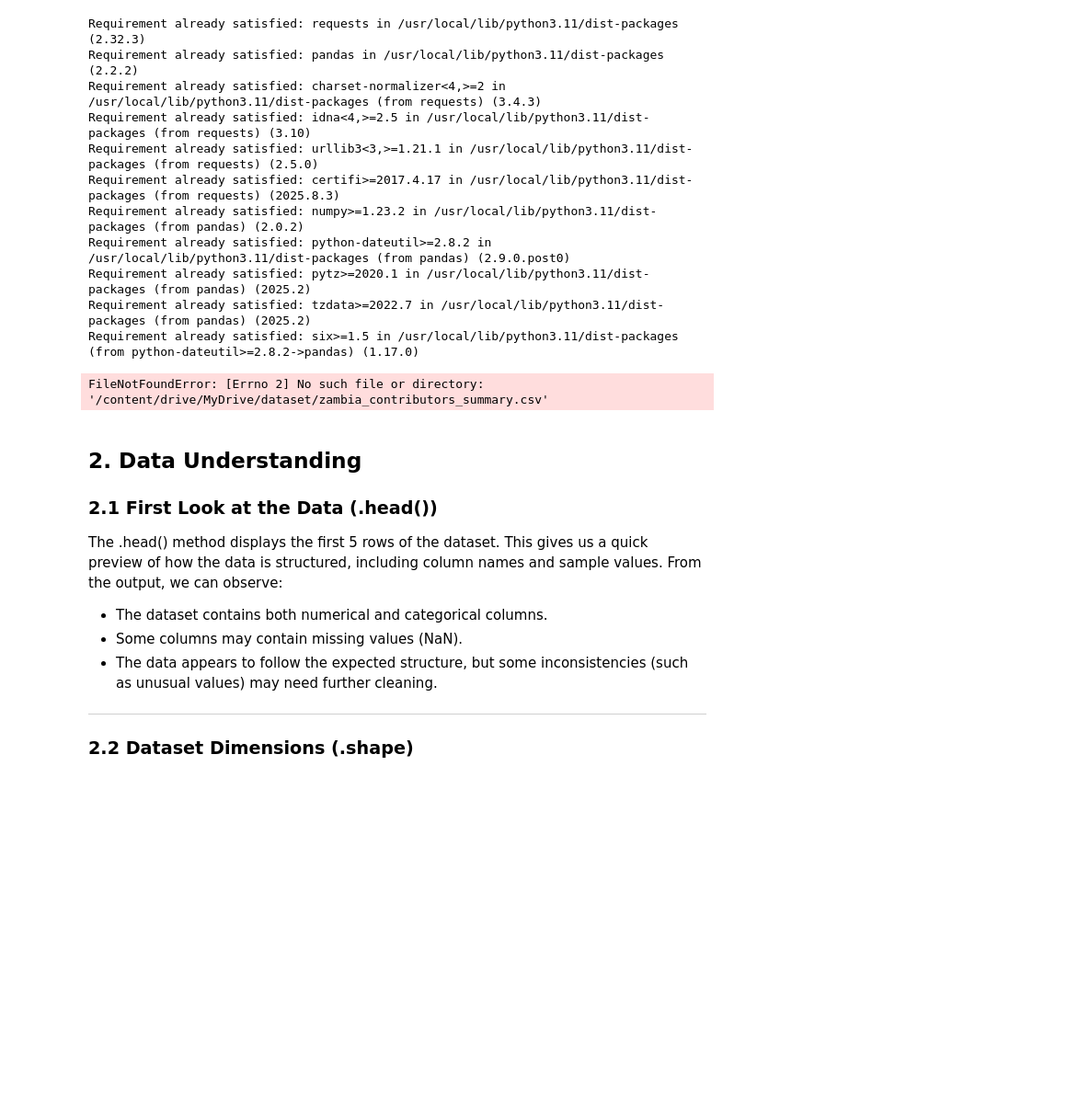
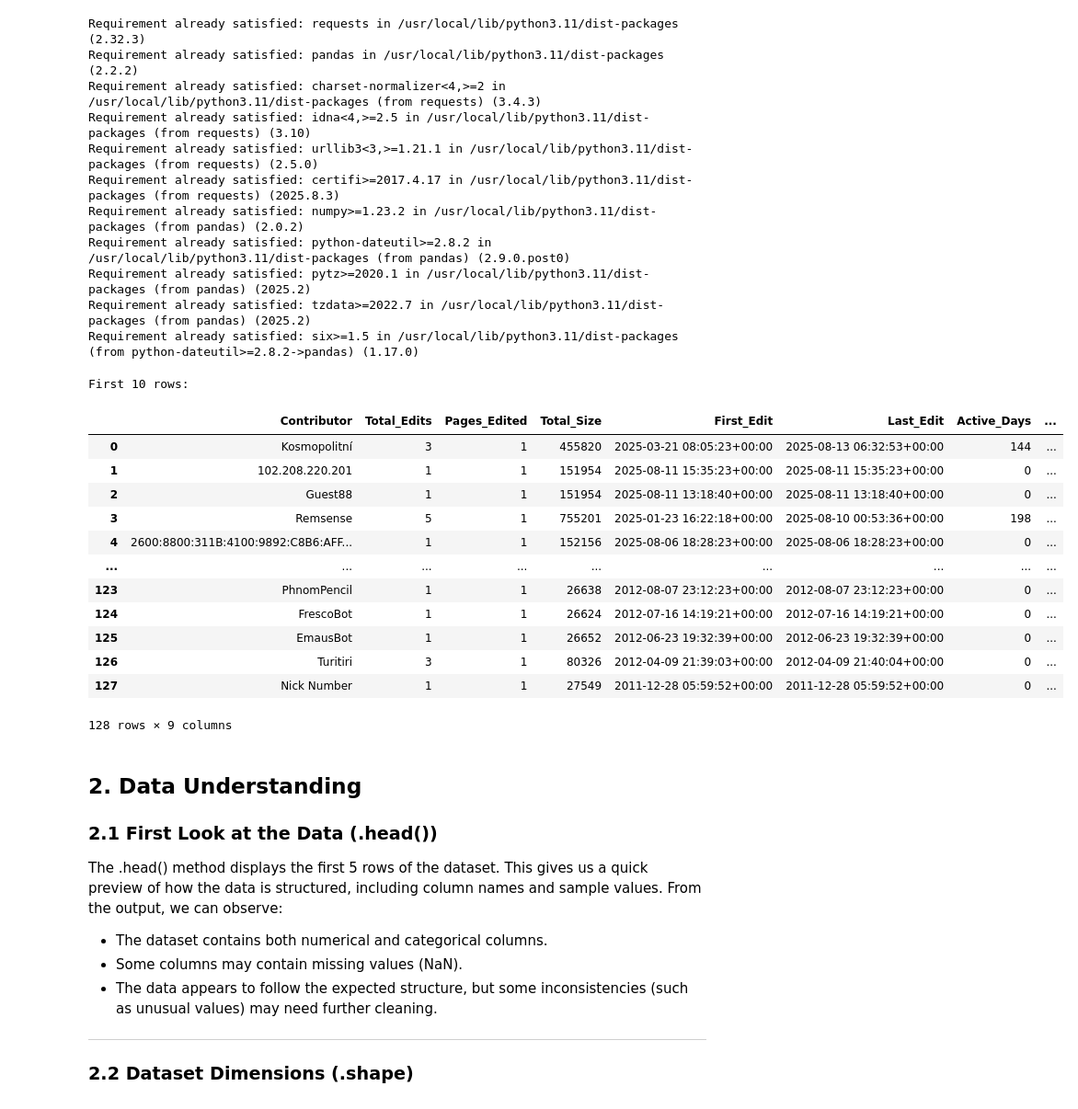
Before and after one commit to Ezra-11/knowledge-level-of-wikipedia, a Jupyter notebook: DataMining_project.ipynb, the cells around one changed output. Shown at 92% size. Cells and saved outputs as stored; diff of their text form; code cells hidden in the pictures; blank space fills up the shorter version.

Commit message:
Cleaned the Dataset

```diff
--- a/DataMining_project.ipynb
+++ b/DataMining_project.ipynb
@@ -137,12 +137,25 @@ Requirement already satisfied: tzdata>=2022.7 in /usr/local/lib/python3.11/dist-
 Requirement already satisfied: six>=1.5 in /usr/local/lib/python3.11/dist-packages (from python-dateutil>=2.8.2->pandas) (1.17.0)
 # %%
 import pandas as pd
-df = pd.read_csv("/content/drive/MyDrive/dataset/zambia_contributors_summary.csv")
+df = pd.read_csv("zambia_contributors_summary.csv")
 # 1. Display first few rows
 print("First 10 rows:")
-display(df.head(10))
+display(df.head(200))
 # %% [output]
-FileNotFoundError: [Errno 2] No such file or directory: '/content/drive/MyDrive/dataset/zambia_contributors_summary.csv'
+First 10 rows:
+|  | Contributor | Total_Edits | Pages_Edited | Total_Size | First_Edit | Last_Edit | Active_Days | ... |
+| 0 | Kosmopolitní | 3 | 1 | 455820 | 2025-03-21 08:05:23+00:00 | 2025-08-13 06:32:53+00:00 | 144 | ... |
+| 1 | 102.208.220.201 | 1 | 1 | 151954 | 2025-08-11 15:35:23+00:00 | 2025-08-11 15:35:23+00:00 | 0 | ... |
+| 2 | Guest88 | 1 | 1 | 151954 | 2025-08-11 13:18:40+00:00 | 2025-08-11 13:18:40+00:00 | 0 | ... |
+| 3 | Remsense | 5 | 1 | 755201 | 2025-01-23 16:22:18+00:00 | 2025-08-10 00:53:36+00:00 | 198 | ... |
+| 4 | 2600:8800:311B:4100:9892:C8B6:AFF... | 1 | 1 | 152156 | 2025-08-06 18:28:23+00:00 | 2025-08-06 18:28:23+00:00 | 0 | ... |
+| ... | ... | ... | ... | ... | ... | ... | ... | ... |
+| 123 | PhnomPencil | 1 | 1 | 26638 | 2012-08-07 23:12:23+00:00 | 2012-08-07 23:12:23+00:00 | 0 | ... |
+| 124 | FrescoBot | 1 | 1 | 26624 | 2012-07-16 14:19:21+00:00 | 2012-07-16 14:19:21+00:00 | 0 | ... |
+| 125 | EmausBot | 1 | 1 | 26652 | 2012-06-23 19:32:39+00:00 | 2012-06-23 19:32:39+00:00 | 0 | ... |
+| 126 | Turitiri | 3 | 1 | 80326 | 2012-04-09 21:39:03+00:00 | 2012-04-09 21:40:04+00:00 | 0 | ... |
+| 127 | Nick Number | 1 | 1 | 27549 | 2011-12-28 05:59:52+00:00 | 2011-12-28 05:59:52+00:00 | 0 | ... |
+128 rows × 9 columns
 # %% [markdown]
 ## 2. Data Understanding
 
```
Also changed, not shown: parts of 7 cells of this notebook.
